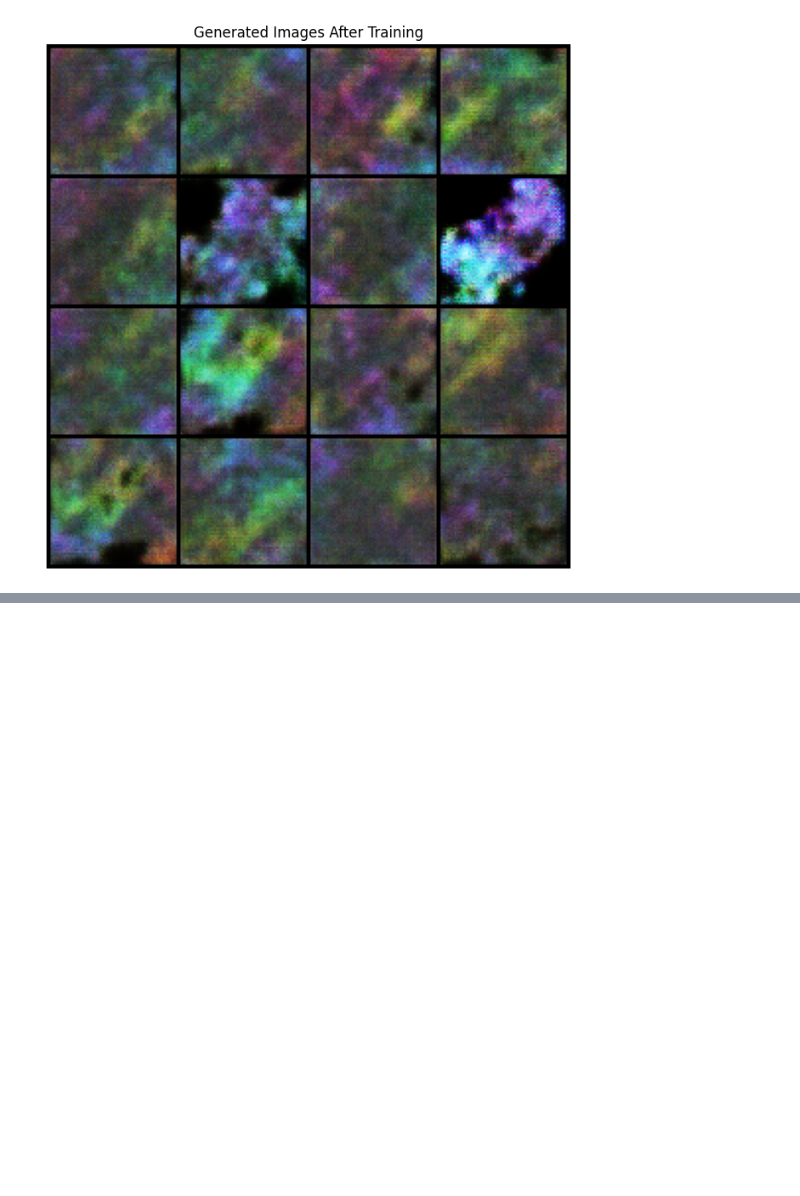
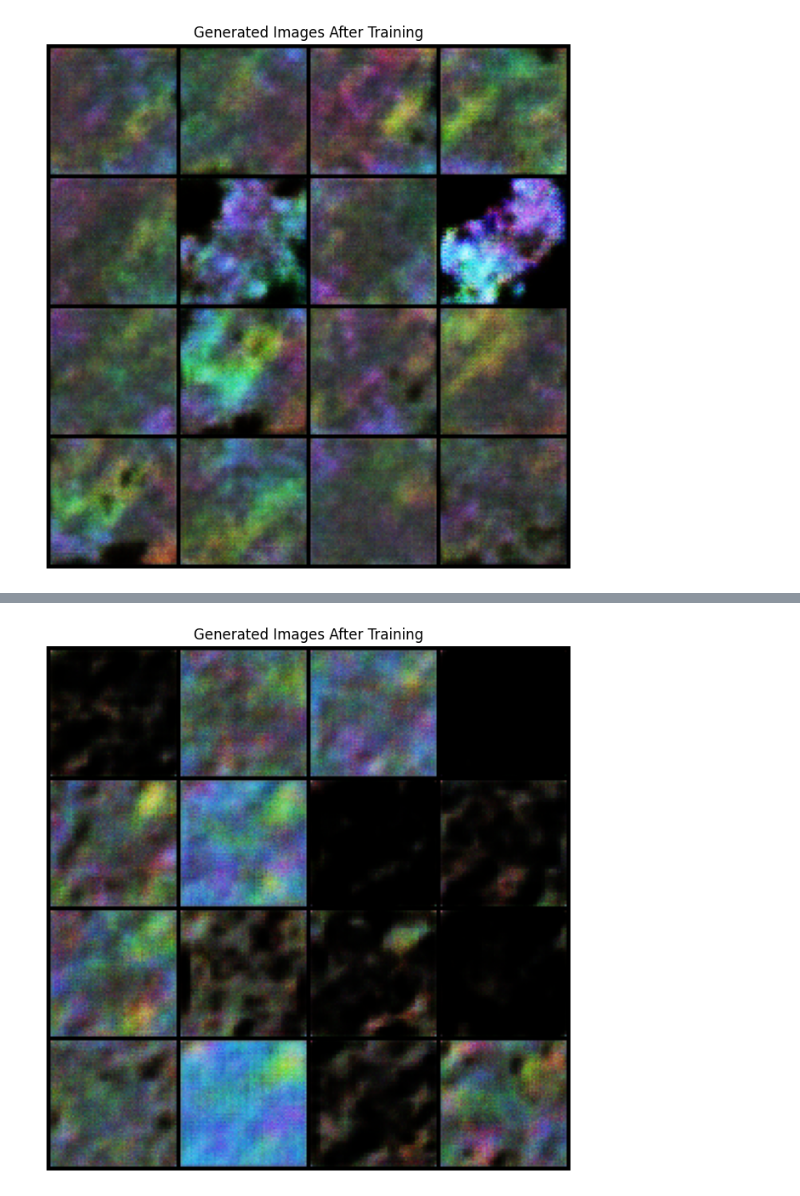
Before and after one commit to floriankark/Transmittance2FOM-GenModels, a Jupyter notebook: transmittance2fom_genmodels/notebooks/Image_generation.ipynb, the cells around one changed output, grey strips where cells are left out. Drawn from its saved outputs; the diff is of its cells as text; code cells hidden in the pictures; blank space fills up the shorter version.

```diff
--- a/transmittance2fom_genmodels/notebooks/Image_generation.ipynb
+++ b/transmittance2fom_genmodels/notebooks/Image_generation.ipynb
@@ -200,0 +336,14 @@ with torch.no_grad():
+# %%
+with torch.no_grad():
+    z = torch.randn(16, latent_dim).to(device)
+    generated_images = generator(z)  # Already in [0, 1] range
+    grid = torchvision.utils.make_grid(generated_images, nrow=4)
+
+    # Plot the generated images
+    plt.figure(figsize=(8, 8))
+    plt.imshow(grid.permute(1, 2, 0).cpu().numpy())
+    plt.axis('off')
+    plt.title("Generated Images After Training")
+    plt.show()
+# %% [output]
+[figure, added]
```
Also changed, not shown: parts of 2 cells of this notebook.
